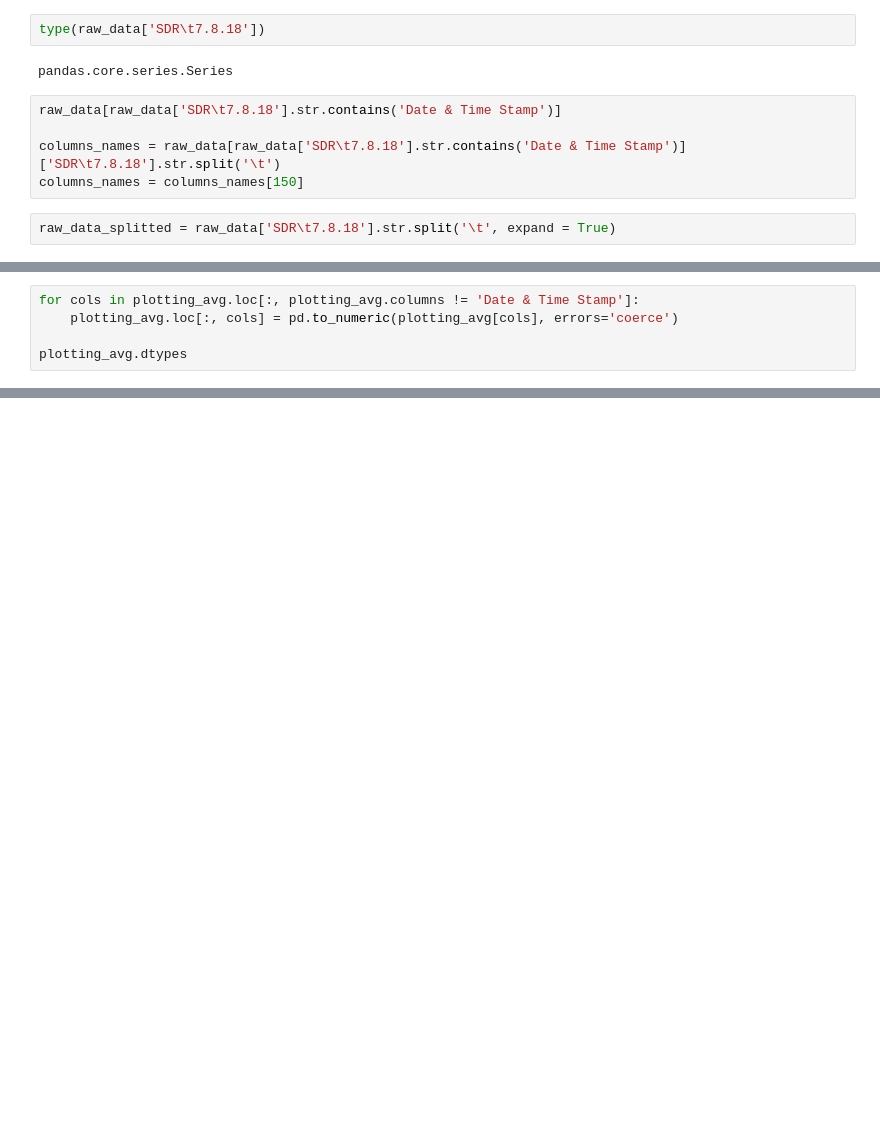
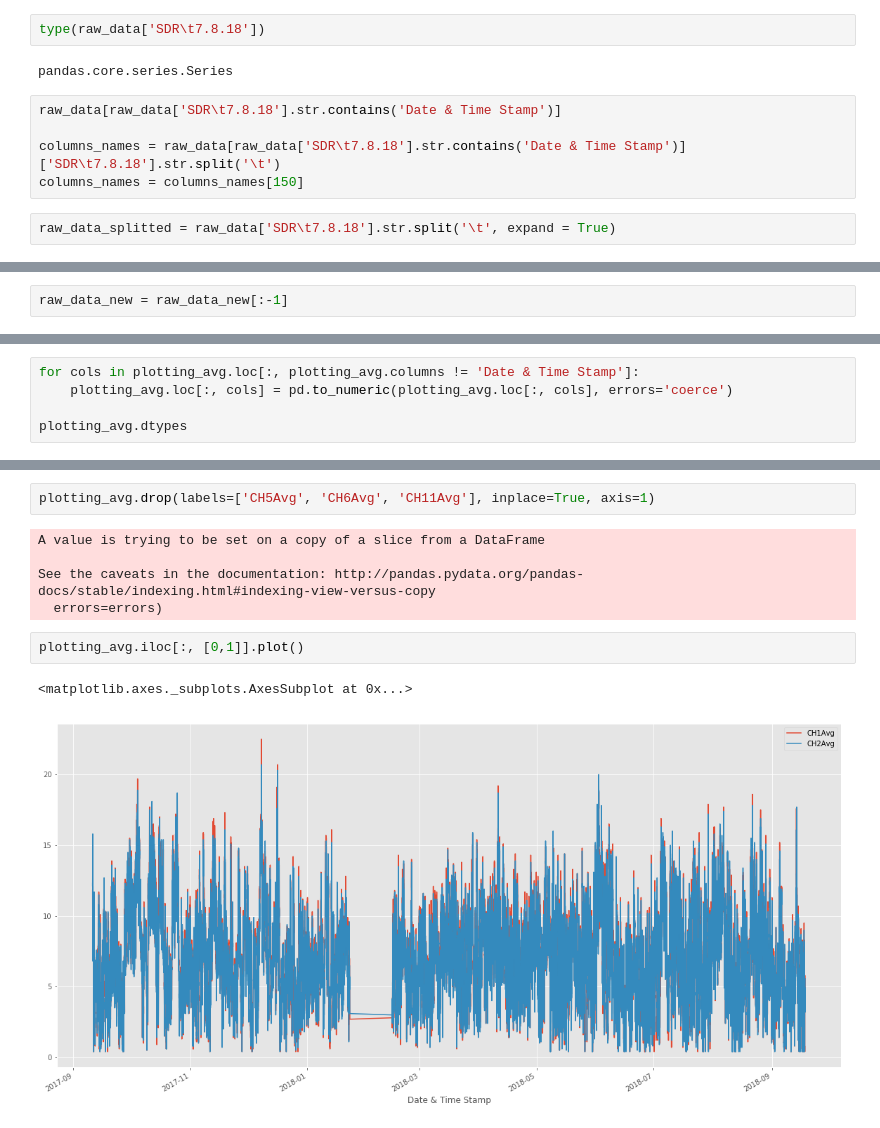
Before and after one commit to mariolarochelle/AERO, a Jupyter notebook: Working/Franco/CleaningData.ipynb, the cells around one changed output, grey strips where cells are left out. Cells and saved outputs as stored; diff of their text form; blank space fills up the shorter version.

Commit message:
new visualizations

```diff
--- a/Working/Franco/CleaningData.ipynb
+++ b/Working/Franco/CleaningData.ipynb
@@ -57,0 +60,2 @@ raw_data_new.head()
+# %%
+raw_data_new = raw_data_new[:-1]
@@ -61,6 +75,6 @@ plotting_avg = raw_data_new.filter(regex='Avg|Date')
 # %%
 for cols in plotting_avg.loc[:, plotting_avg.columns != 'Date & Time Stamp']:
-    plotting_avg.loc[:, cols] = pd.to_numeric(plotting_avg[cols], errors='coerce')
+    plotting_avg.loc[:, cols] = pd.to_numeric(plotting_avg.loc[:, cols], errors='coerce')
 
 plotting_avg.dtypes
 # %% [output]
@@ -93,0 +126,12 @@ plotting_avg.groupby(plotting_avg['Date & Time Stamp'].dt.month).mean().plot()
+# %%
+plotting_avg.drop(labels=['CH5Avg', 'CH6Avg', 'CH11Avg'], inplace=True, axis=1)
+# %% [output]
+A value is trying to be set on a copy of a slice from a DataFrame
+
+See the caveats in the documentation: http://pandas.pydata.org/pandas-docs/stable/indexing.html#indexing-view-versus-copy
+  errors=errors)
+# %%
+plotting_avg.iloc[:, [0,1]].plot()
+# %% [output]
+<matplotlib.axes._subplots.AxesSubplot at 0x...>
+[figure, added]
```
Also changed, not shown: parts of 14 cells of this notebook, 7 other files.
